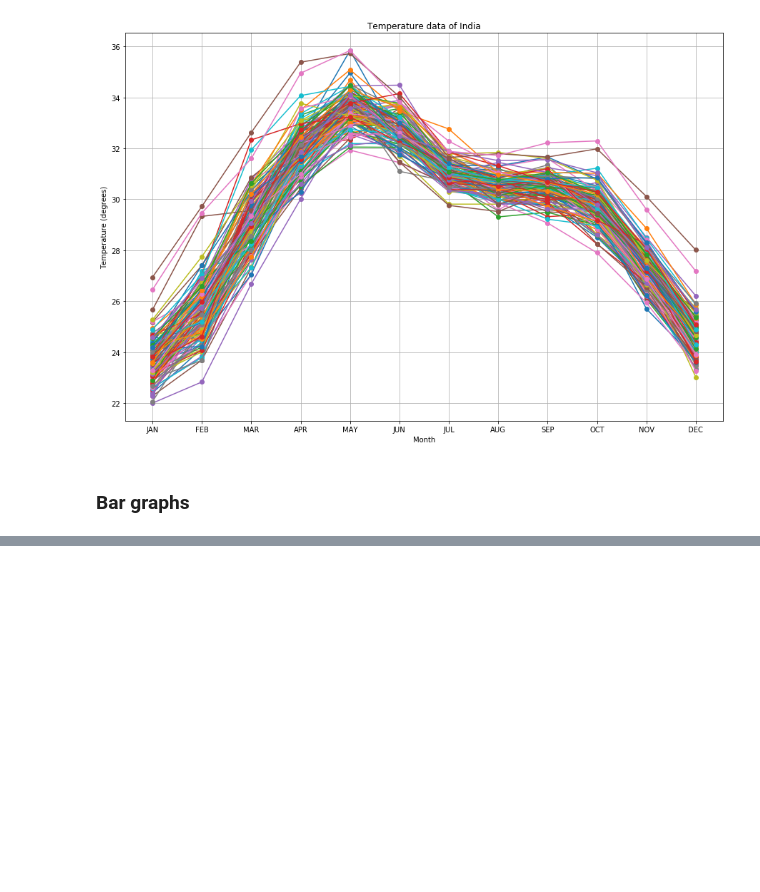
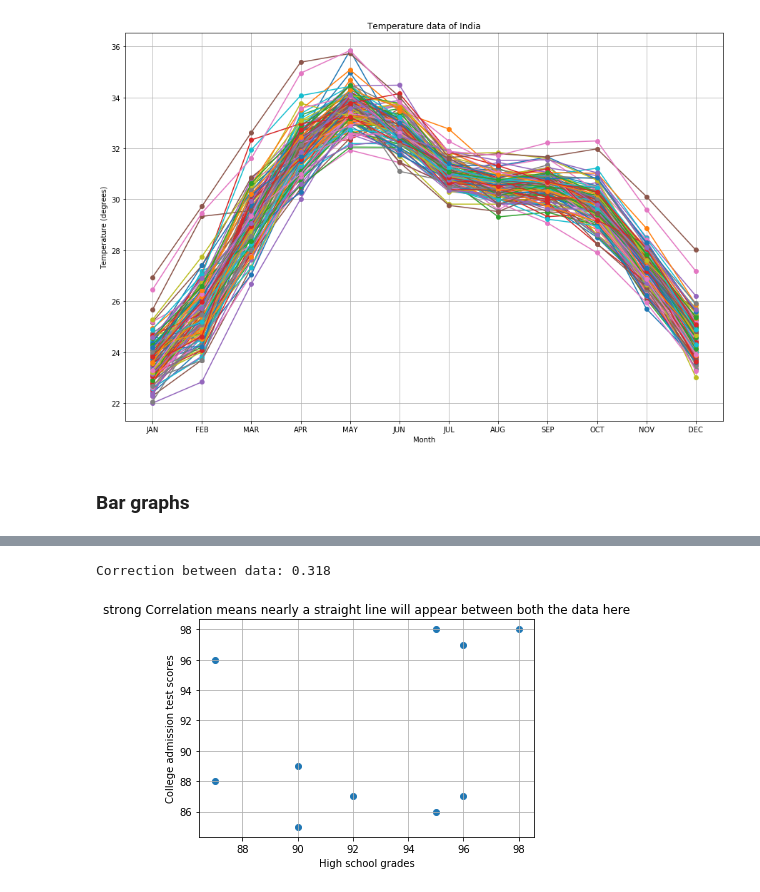
Before and after one commit to rsatwik/PythonPractise, a Jupyter notebook: mathWithPython.ipynb, the cells around one changed output, grey strips where cells are left out. Saved outputs shown, nothing was run; the diff lists cells and outputs as text; code cells hidden in the pictures; blank space fills up the shorter version.

```diff
--- a/mathWithPython.ipynb
+++ b/mathWithPython.ipynb
@@ -626,0 +678,27 @@ Mode of donation over the last 12 days is [100, 500]
+# %%
+def correlation(var1,var2):
+    if len(var1)==len(var2):
+        n=len(var1)
+        x=var1
+        y=var2
+        xy=[var1[i]*var2[i] for i in range(n)]
+        x2=[var1[i]*var1[i] for i in range(n)]
+        y2=[var2[i]*var2[i] for i in range(n)]
+        corr=(n*sum(xy)-sum(x)*sum(y))/(((n*sum(x2)-(sum(x))**2)*(n*sum(y2)-(sum(y))**2))**0.5)
+        return corr
+    else:
+        print('The lengths of data dont match')
+        return 0
+
+import pandas as pd
+grades=pd.read_csv('grades.csv')
+print('Correction between data: {0:.3f}'.format(correlation(grades.iloc[:,0],grades.iloc[:,1])))
+
+plt.scatter(grades.iloc[:,0],grades.iloc[:,1])
+plt.title('strong Correlation means nearly a straight line will appear between both the data here')
+plt.xlabel(list(grades.columns)[0])
+plt.ylabel(list(grades.columns)[1])
+plt.grid()
+# %% [output]
+Correction between data: 0.318
+[figure, added]
```
Also changed, not shown: parts of 40 cells of this notebook.
